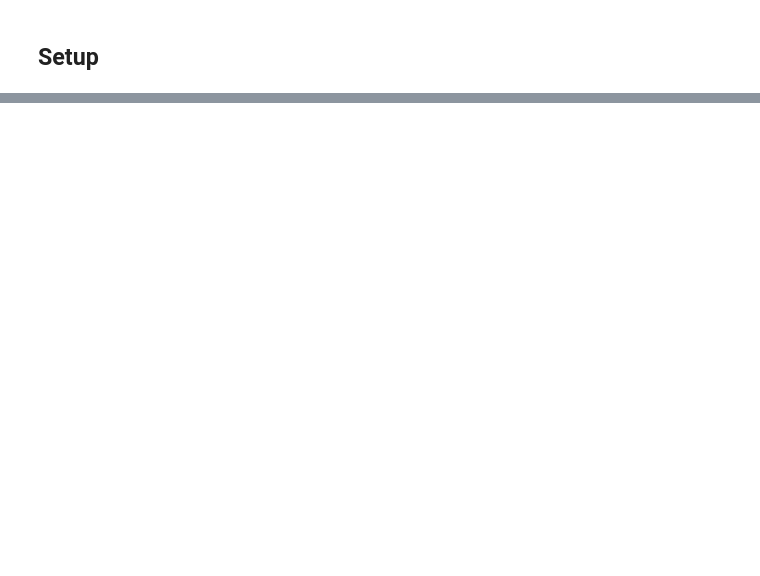
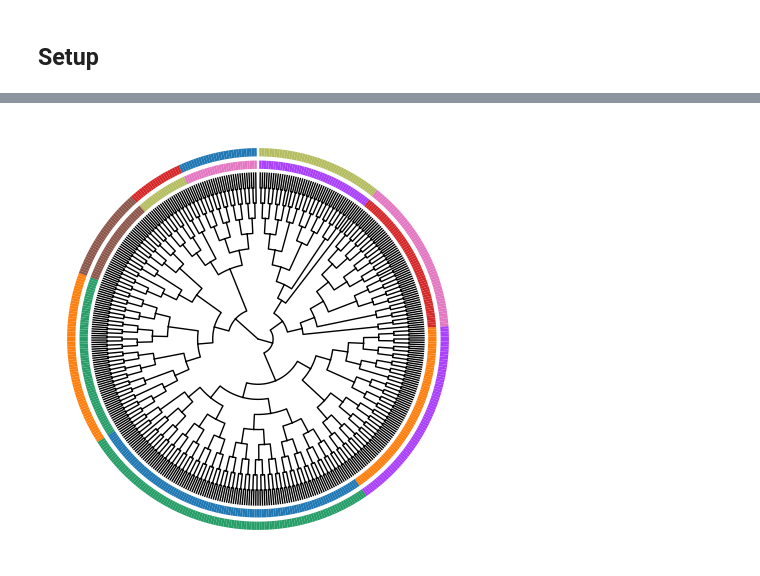
Before and after one commit to andrecossa5/MiTo, a Jupyter notebook: docs/source/getting_started.ipynb, the cells around one changed output, grey strips where cells are left out. Saved outputs shown, nothing was run; the diff lists cells and outputs as text; code cells hidden in the pictures; blank space fills up the shorter version.

```diff
--- a/docs/source/getting_started.ipynb
+++ b/docs/source/getting_started.ipynb
@@ -33,0 +49,8 @@ mt.__version__
+# %%
+afm = mt.ut.simulate_afm(
+    n_cells=500, n_clones=8, n_root_clones=8, max_depth=1,
+    frac_double_variants=.3, frac_noisy_variants=.2,
+    mean_coverage=200, mean_molecules=40, af_beta=(3, 57), af_beta_min=.04,
+    random_seed=1234,
+)
+afm
@@ -33,0 +122,3 @@ mt.__version__
+# %%
+tree = mt.tl.build_tree(afm, solver='UPMGA')
+tree
@@ -33,0 +185,7 @@ mt.__version__
+# %%
+fig, ax = plt.subplots(figsize=(4.5, 4.5))
+mt.pl.plot_tree(tree, annot=['MiTo_clone', 'clone'], ax=ax)
+fig.tight_layout()
+plt.show()
+# %% [output]
+[figure, added]
```
Also changed, not shown: parts of 27 cells of this notebook, 7 other files.
